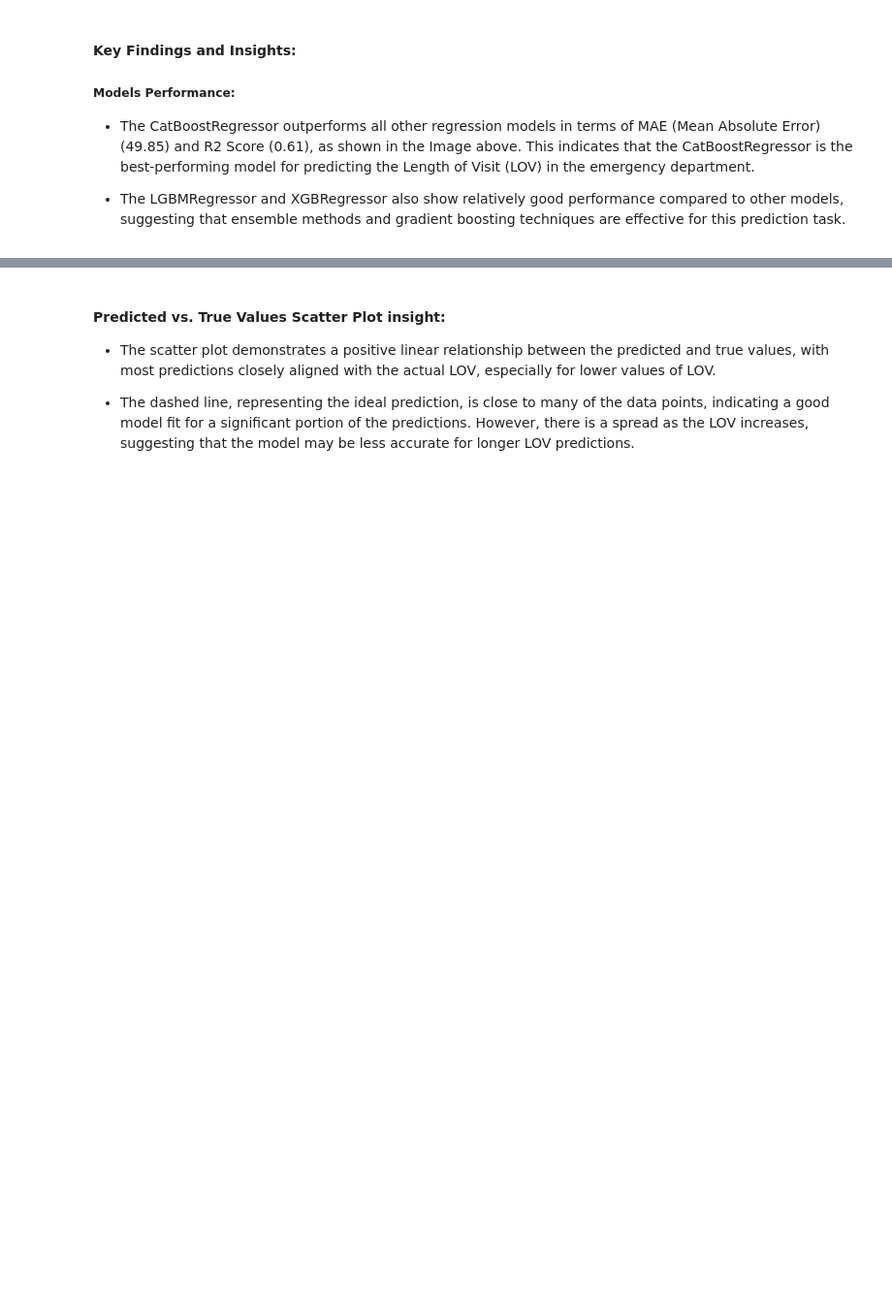
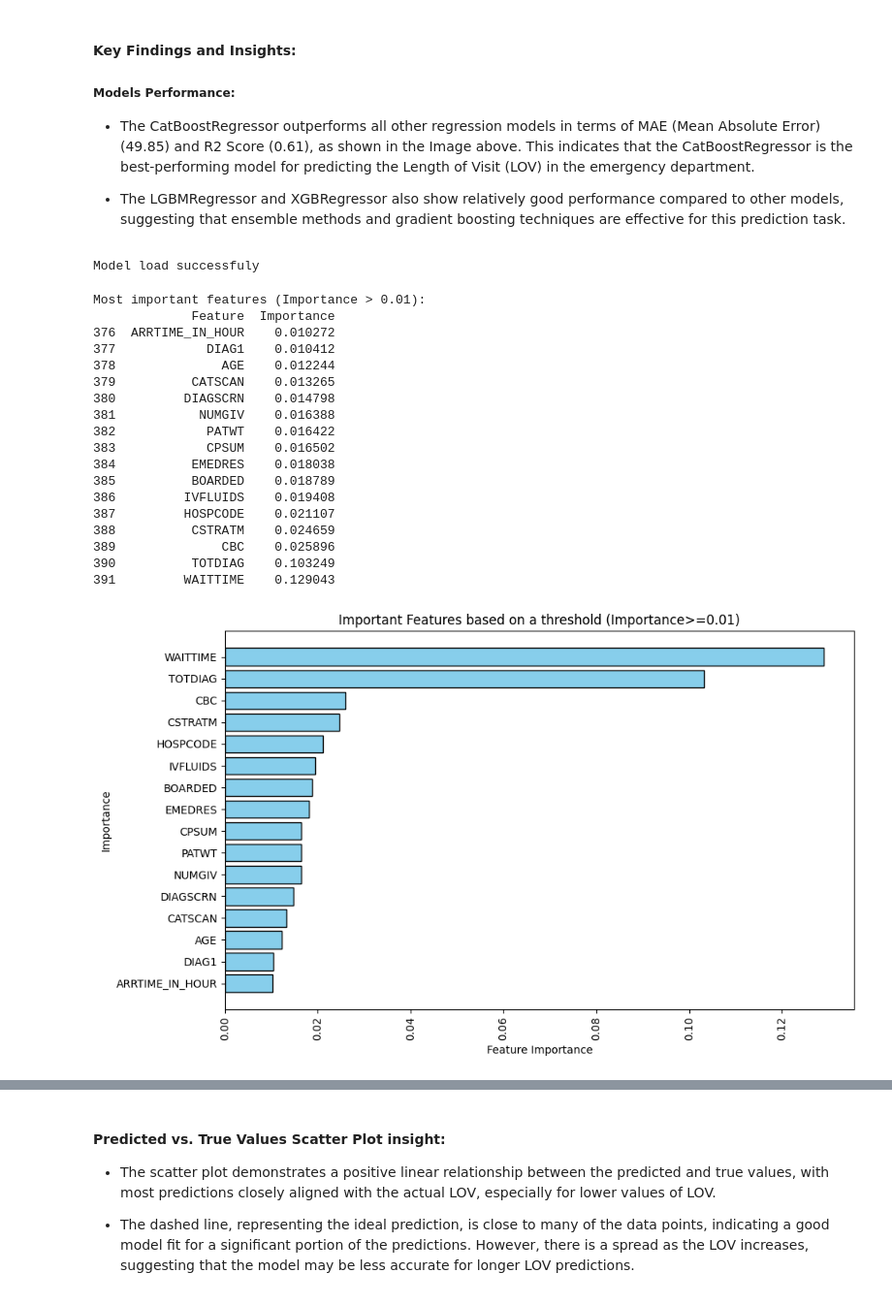
Before and after one commit to jeancheri/EDPredictiveEfficiency, a Jupyter notebook: notebooks/lov_regression_modeling.ipynb, the cells around one changed output, grey strips where cells are left out. Shown at 97% size. Saved outputs shown, nothing was run; the diff lists cells and outputs as text; code cells hidden in the pictures; blank space fills up the shorter version.

```diff
--- a/notebooks/lov_regression_modeling.ipynb
+++ b/notebooks/lov_regression_modeling.ipynb
@@ -223,7 +223,59 @@ Saved CatBoostRegressor model to model_train
 * The LGBMRegressor and XGBRegressor also show relatively good performance compared to other models, suggesting that ensemble methods and gradient boosting techniques are effective for this prediction task.
 # %%
 # Loads the tuned model and evaluates its performance on the test set
-model_train_dir = "/Users/Macbook/Desktop/EDPredictiveEfficiency/scripts/models_training_and_selection/model_train/"
+model_train_dir = "/Users/Macbook/Desktop/EDPredictiveEfficiency/notebooks/model_train/"
 model_filename = "CatBoostRegressor.joblib"
 model_file_path = os.path.join(model_train_dir, model_filename)
 best_trained_model = joblib.load(model_file_path) if os.path.exists(model_file_path) else print(f"No such file found: {model_file_path}")
+print("Model load successfuly")
+# %% [output]
+Model load successfuly
+# %%
+# Get feature importances from the trained model
+top_n = 20
+feature_importances = best_trained_model.feature_importances_
+
+# Normalize the feature importances
+normalized_importances = feature_importances / np.sum(feature_importances)
+
+# Create a dataframe with feature names and their normalized importances
+feature_importance_df = pd.DataFrame({'Feature': feature_names, 'Importance': normalized_importances})
+
+# Sort the features by importance in descending order
+feature_importance_df = feature_importance_df.sort_values('Importance', ascending=True)
+feature_importance_df.reset_index(drop=True, inplace=True)
+# Select the most important features based on a threshold
+importance_threshold = 0.01 # (Importance > 0)
+important_features_df = feature_importance_df[feature_importance_df['Importance'] >= importance_threshold]
+
+print(f"\nMost important features (Importance > {importance_threshold}):")
+print(important_features_df)
+
+plt.figure(figsize=(10, 6))
+plt.barh(important_features_df['Feature'], important_features_df['Importance'], color='skyblue', edgecolor='black',align='center')
+plt.xticks(rotation=90)
+plt.xlabel('Feature Importance')
+plt.ylabel('Importance')
+plt.title('Important Features based on a threshold (Importance>=0.01)')
+plt.tight_layout()
+plt.show()
+# %% [output]
+Most important features (Importance > 0.01):
+             Feature  Importance
+376  ARRTIME_IN_HOUR    0.010272
+377            DIAG1    0.010412
+378              AGE    0.012244
+379          CATSCAN    0.013265
+380         DIAGSCRN    0.014798
+381           NUMGIV    0.016388
+382            PATWT    0.016422
+383            CPSUM    0.016502
+384          EMEDRES    0.018038
+385          BOARDED    0.018789
+386         IVFLUIDS    0.019408
+387         HOSPCODE    0.021107
+388          CSTRATM    0.024659
+389              CBC    0.025896
+390          TOTDIAG    0.103249
+391         WAITTIME    0.129043
+[figure, added]
```
Also changed, not shown: parts of 20 cells of this notebook, 5 other files.
